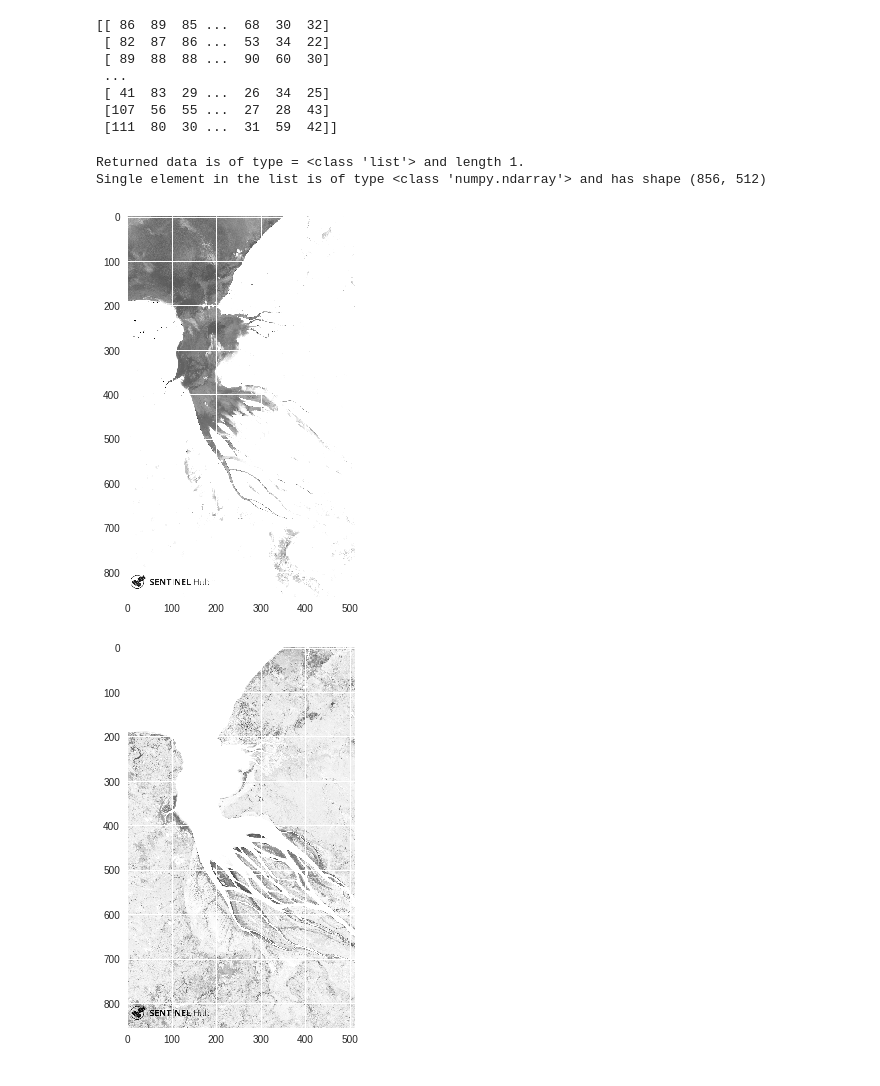
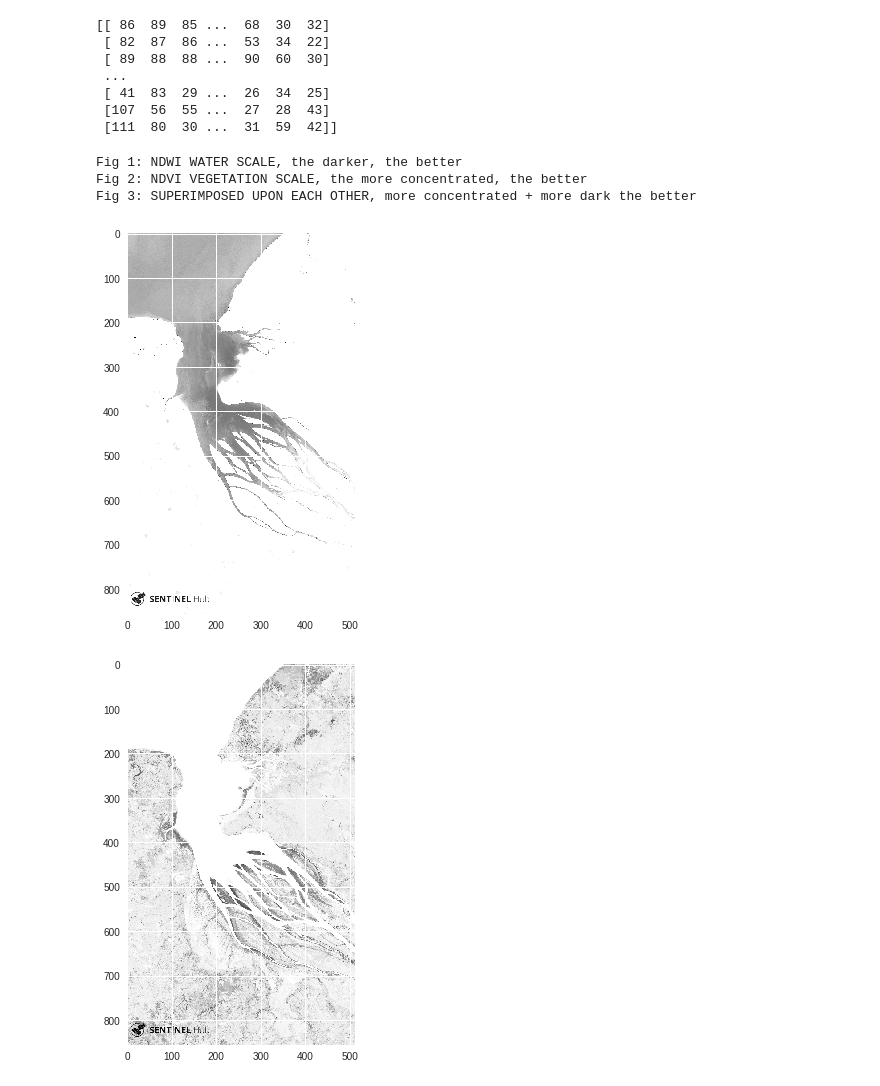
Before and after one commit to techtide/droughtfarms, a Jupyter notebook: Drought_Farms.ipynb, the cells around one changed output. Cells and saved outputs as stored; diff of their text form; code cells hidden in the pictures.

```diff
--- a/Drought_Farms.ipynb
+++ b/Drought_Farms.ipynb
@@ -116,15 +123,18 @@ sum = wms_vegetation[0]+wms_ndwi[0]
  [107  56  55 ...  27  28  43]
  [111  80  30 ...  31  59  42]]
 # %%
-print('Returned data is of type = %s and length %d.' % (type(wms_true_color_img), len(wms_true_color_img)))
-print('Single element in the list is of type {} and has shape {}'.format(type(wms_true_color_img[-1]), wms_true_color_img[-1].shape))
-
-plot_image(wms_true_color_img[-1]) # water
+#print('Returned data is of type = %s and length %d.' % (type(wms_ndwi), len(wms_ndwi)))
+#print('Single element in the list is of type {} and has shape {}'.format(type(wms_ndwi[-1]), wms_ndwi[-1].shape))
+print("Fig 1: NDWI WATER SCALE, the darker, the better")
+plot_image(wms_ndwi[-1]) # water
+print("Fig 2: NDVI VEGETATION SCALE, the more concentrated, the better")
 plot_image(wms_vegetation[-1]) #vegetation
+print("Fig 3: SUPERIMPOSED UPON EACH OTHER, more concentrated + more dark the better")
 plot_image(sum)
 # %% [output]
-Returned data is of type = <class 'list'> and length 1.
-Single element in the list is of type <class 'numpy.ndarray'> and has shape (856, 512)
+Fig 1: NDWI WATER SCALE, the darker, the better
+Fig 2: NDVI VEGETATION SCALE, the more concentrated, the better
+Fig 3: SUPERIMPOSED UPON EACH OTHER, more concentrated + more dark the better
-[figure, old version]
+[figure, new version]
 [figure]
 [figure]
```
Also changed, not shown: parts of 10 cells of this notebook, 1 other file.
